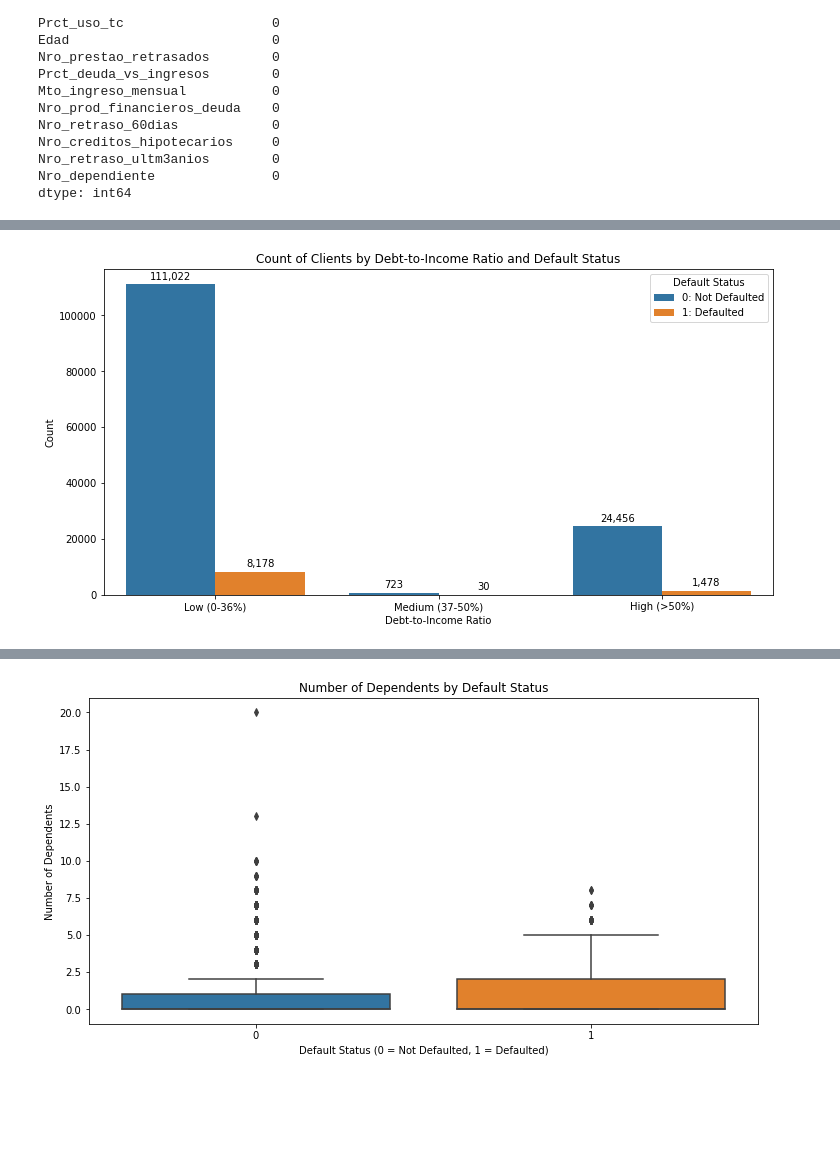
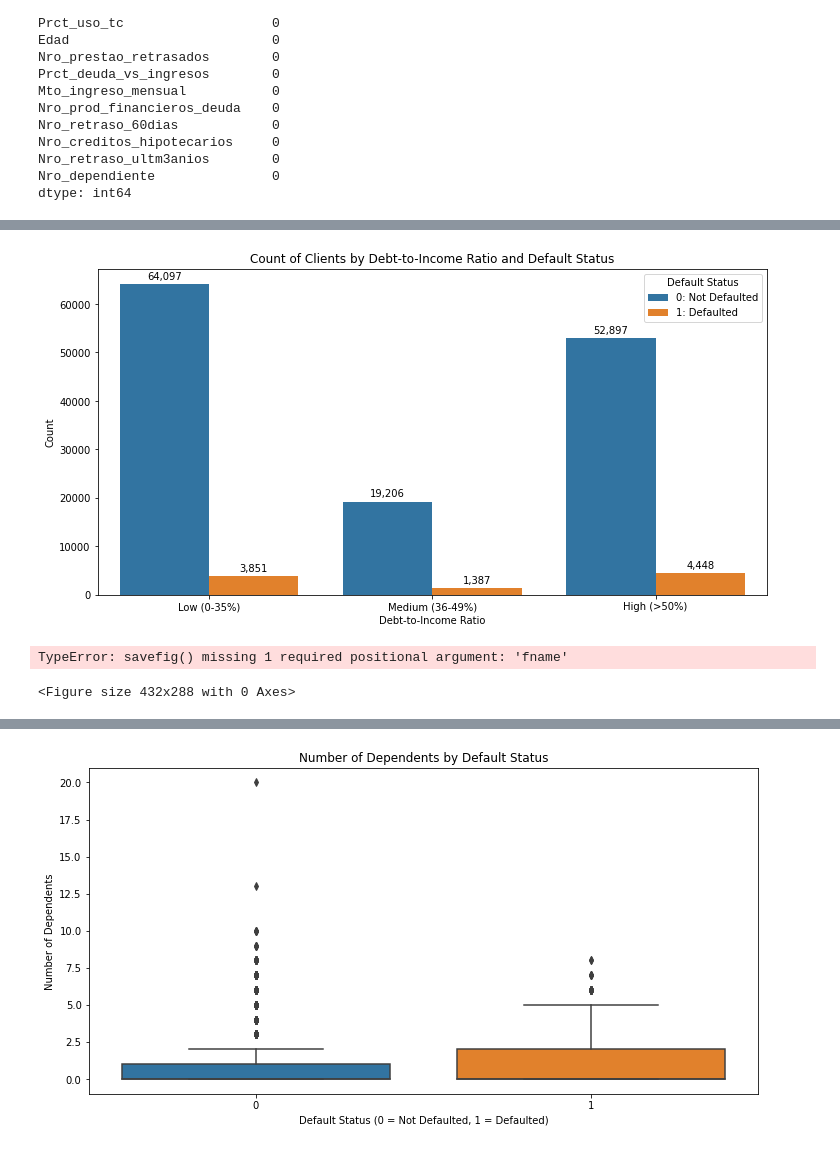
Before and after one commit to FantacherJOY/credit_default_analysis, a Jupyter notebook: EDA_credit_loan_analysis.ipynb, the cells around one changed output, grey strips where cells are left out. Drawn from its saved outputs; the diff is of its cells as text; code cells hidden in the pictures; blank space fills up the shorter version.

```diff
--- a/EDA_credit_loan_analysis.ipynb
+++ b/EDA_credit_loan_analysis.ipynb
@@ -23,3 +97,5 @@ df.head()
+# %%
+df = df[df['ID'] != 65696]
 # %%
 df.info()
 # %% [output]
@@ -95,3 +169,5 @@ Nro_creditos_hipotecarios     0
 Nro_retraso_ultm3anios        0
 Nro_dependiente               0
 dtype: int64
+# %%
+df = df.dropna()
@@ -105,0 +214,28 @@ plt.show()
+# %%
+import matplotlib.pyplot as plt
+
+# Assuming you have the counts from your data
+counts = [139974, 10026]  # Replace with your actual counts
+labels = ['Not Defaulted', 'Defaulted']
+
+# Define a custom function to format the percentage text
+def autopct_white(pct):
+    return f'{pct:.1f}%'
+
+# Creating the pie chart with Democratic and Republican colors
+plt.figure(figsize=(8, 6))
+wedges, texts, autotexts = plt.pie(
+    counts,
+    labels=labels,
+    autopct=autopct_white,
+    startangle=90,
+    colors=['blue', 'red'],
+    textprops={'fontsize': 12, 'fontweight': 'bold'}
+)
+
+# Set the percentage text color to white
+for autotext in autotexts:
+    autotext.set_color('white')
+
+plt.title("Distribution of Default", fontsize=16, fontweight='bold')
+plt.show()
@@ -106,26 +244,28 @@ plt.show()
 # %%
-# Binning Debt-to-Income Ratio based on U.S. benchmarks
 df['Debt_to_Income_Bin'] = pd.cut(
     df['Prct_deuda_vs_ingresos'],
-    bins=[0, 36, 50, float('inf')],  # Realistic thresholds
-    labels=['Low (0-36%)', 'Medium (37-50%)', 'High (>50%)'])
+    bins=[0, .35, 0.49, float('inf')],  # Realistic thresholds
+    labels=['Low (0-35%)', 'Medium (36-49%)', 'High (>50%)'])
 # Bar plot for Debt-to-Income Ratio by Default
 plt.figure(figsize=(12, 6))
 ax = sns.countplot(x='Debt_to_Income_Bin', hue='Default', data=df)
 plt.title("Count of Clients by Debt-to-Income Ratio and Default Status")
 plt.xlabel("Debt-to-Income Ratio")
 plt.ylabel("Count")
 for container in ax.containers:
     # Safely handle NaN values in the bar labels
     labels = [f'{int(value):,}' if not np.isnan(value) else '' for value in container.datavalues]
     ax.bar_label(container, labels=labels, label_type='edge', fontsize=10, color='black', padding=3)
 plt.legend(
     title="Default Status",
     labels=["0: Not Defaulted", "1: Defaulted"],
     loc='upper right')
 plt.show()
+plt.savefig(dpi=300)
 # %% [output]
-[figure, old version]
+[figure, new version]
+TypeError: savefig() missing 1 required positional argument: 'fname'
+<Figure size 432x288 with 0 Axes>
 # %%
 # # Binning Monthly Income in actual dollar ranges
 # df['Income_Category'] = pd.cut(
```
Also changed, not shown: parts of 57 cells of this notebook, 1 other file.
